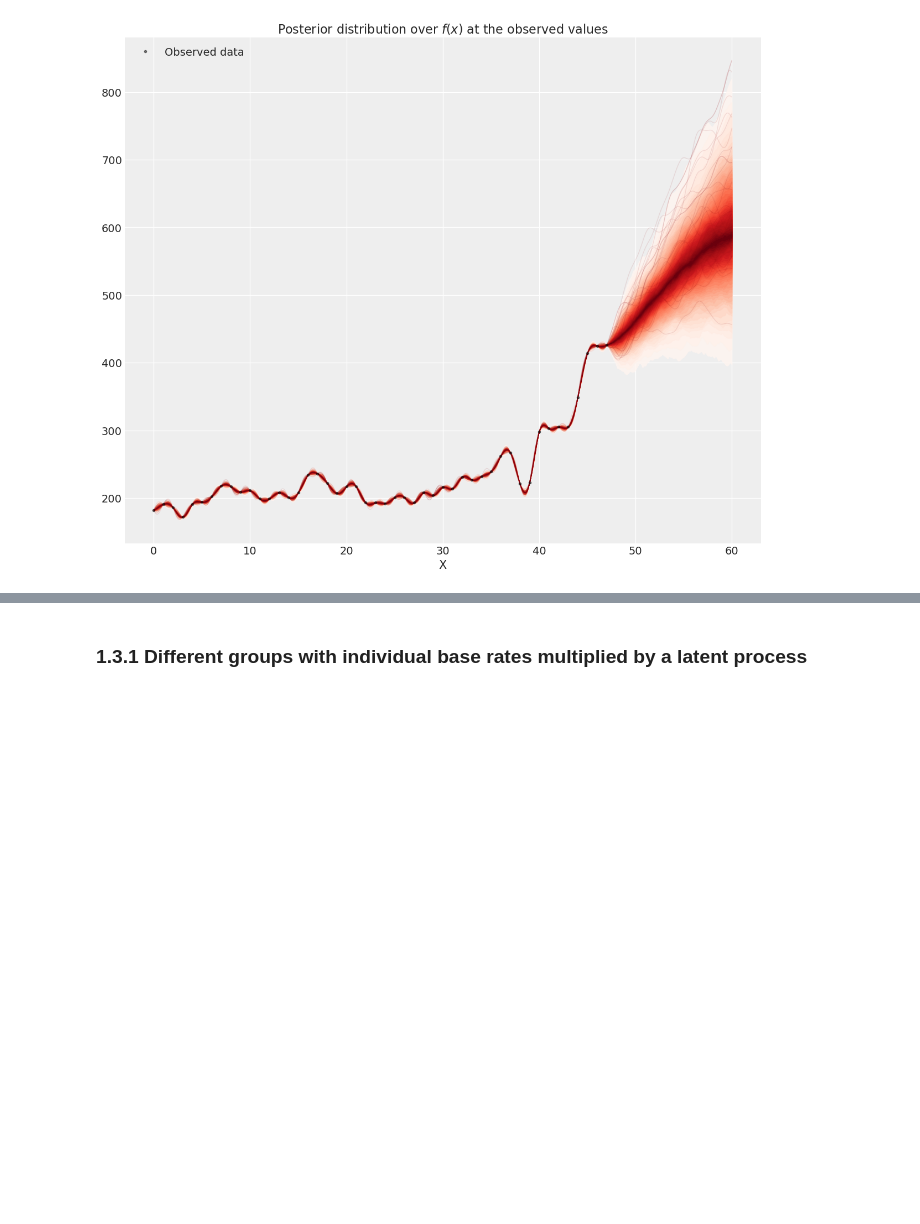
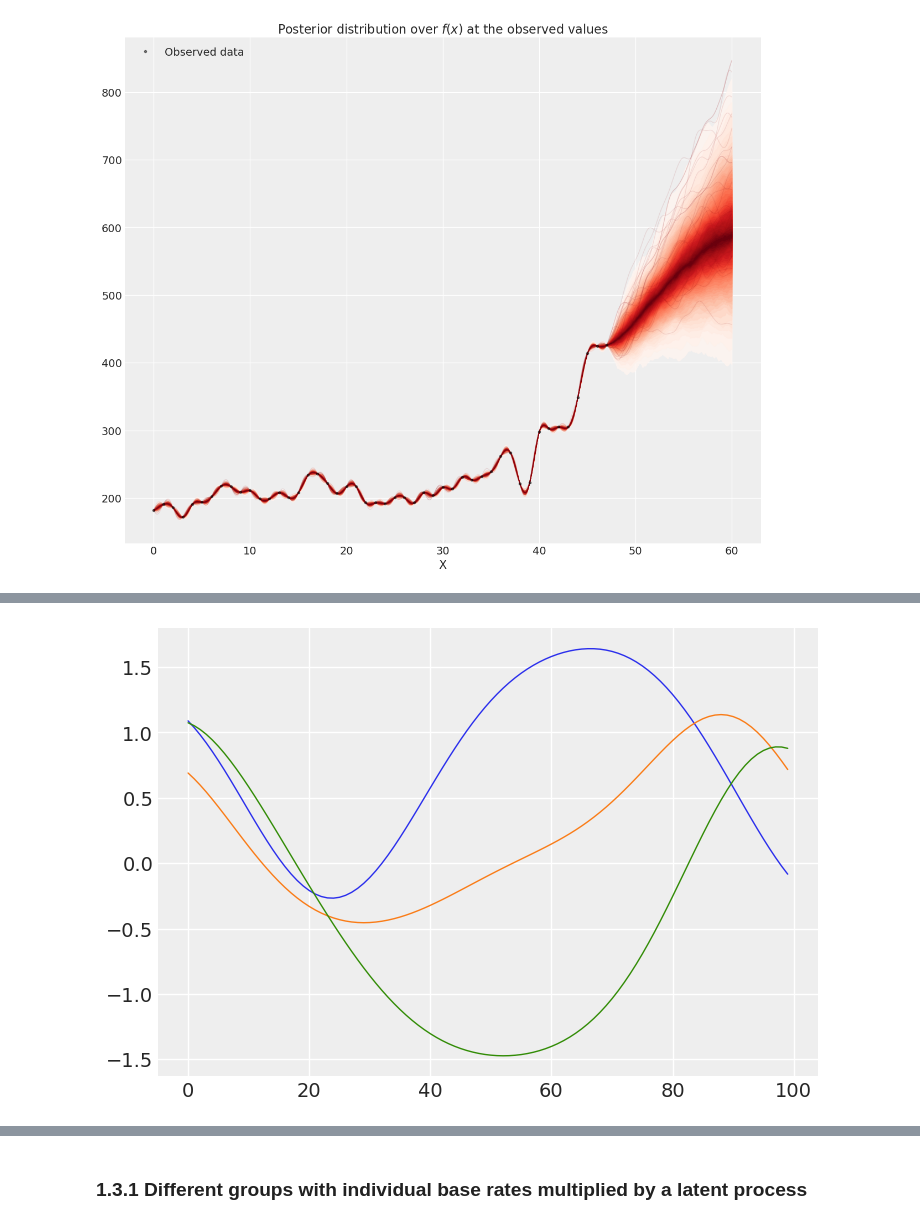
Before and after one commit to luisroque/Time-Series-Statistical-Models-Experiments, a Jupyter notebook: PhD_GaussianProcesses.ipynb, the cells around one changed output, grey strips where cells are left out. Drawn from its saved outputs; the diff is of its cells as text; code cells hidden in the pictures; blank space fills up the shorter version.

```diff
--- a/PhD_GaussianProcesses.ipynb
+++ b/PhD_GaussianProcesses.ipynb
@@ -389,0 +408,7 @@ https://docs.pymc.io/notebooks/GP-SparseApprox.html
+# %%
+# Three samples using the covariance matrix above
+samples = pm.MvNormal.dist(mu=np.zeros(K.shape[0]), cov=K).random(size=3).T
+# %%
+plt.plot(samples[:100], linewidth=1);
+# %% [output]
+[figure, added]
```
Also changed, not shown: parts of 42 cells of this notebook, 2 other files.
